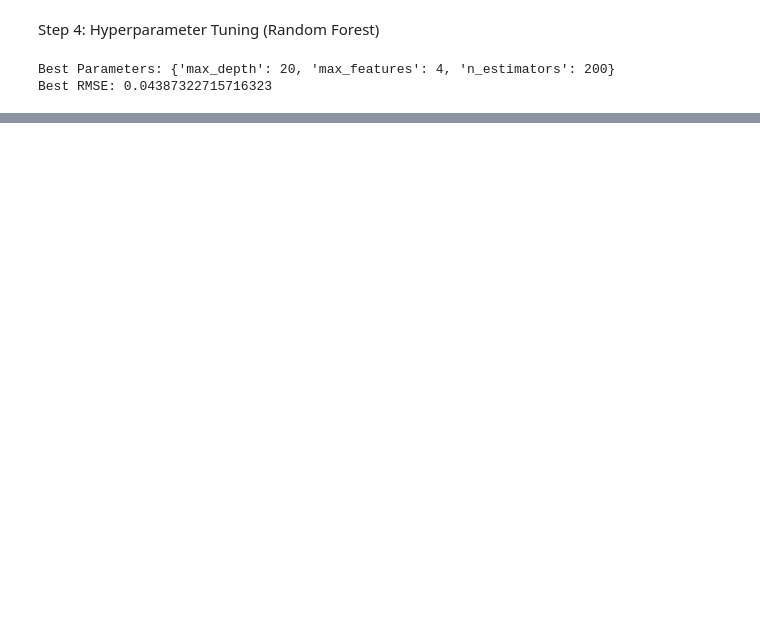
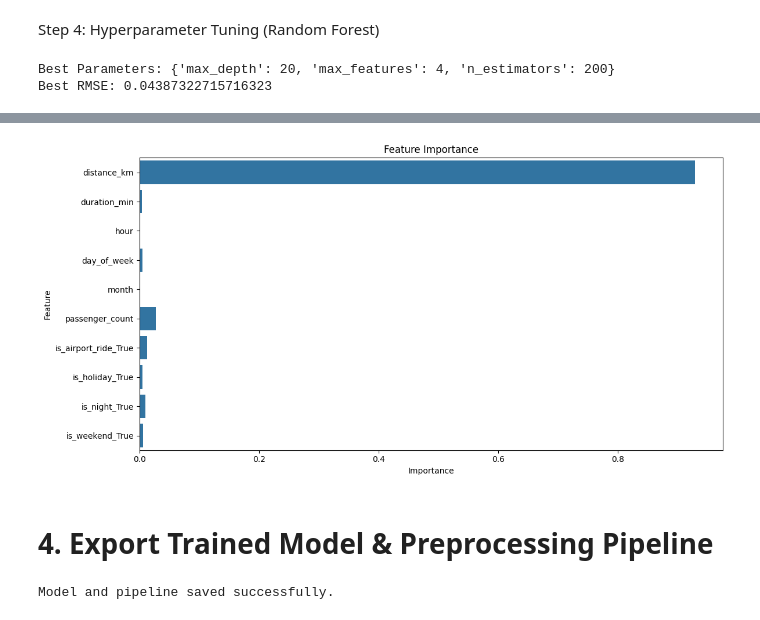
Before and after one commit to malikmati90/ridequick, a Jupyter notebook: ml-model/data-exploration.ipynb, the cells around one changed output, grey strips where cells are left out. Drawn from its saved outputs; the diff is of its cells as text; code cells hidden in the pictures; blank space fills up the shorter version.

```diff
--- a/ml-model/data-exploration.ipynb
+++ b/ml-model/data-exploration.ipynb
@@ -528,0 +635,33 @@ NameError: name 'train_df' is not defined
+# %%
+# Retrieve feature names after transformation
+feature_names = (
+    full_pipeline.named_transformers_['num'].get_feature_names_out(num_attribs).tolist() +
+    full_pipeline.named_transformers_['cat'].named_steps['encoder'].get_feature_names_out(cat_attribs).tolist()
+)
+
+# Plot feature importances
+importances = best_model.feature_importances_
+
+plt.figure(figsize=(12, 6))
+sns.barplot(x=importances, y=feature_names)
+plt.title("Feature Importance")
+plt.xlabel("Importance")
+plt.ylabel("Feature")
+plt.tight_layout()
+plt.show()
+# %% [output]
+[figure, added]
+# %% [markdown]
+# 4. Export Trained Model & Preprocessing Pipeline
+# %%
+import joblib
+
+# Save best model
+joblib.dump(best_model, "fare_model.pkl")
+
+# Save preprocessing pipeline
+joblib.dump(full_pipeline, "fare_preprocessing_pipeline.pkl")
+
+print("Model and pipeline saved successfully.")
+# %% [output]
+Model and pipeline saved successfully.
```
Also changed, not shown: parts of 19 cells of this notebook.
